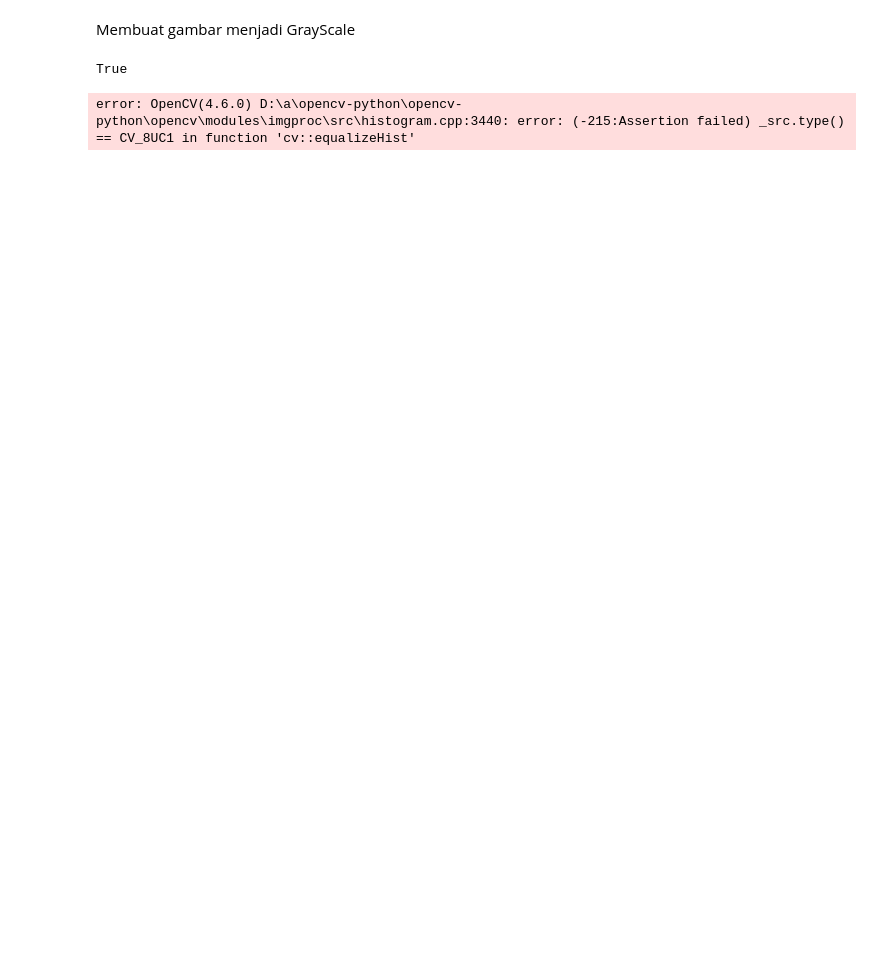
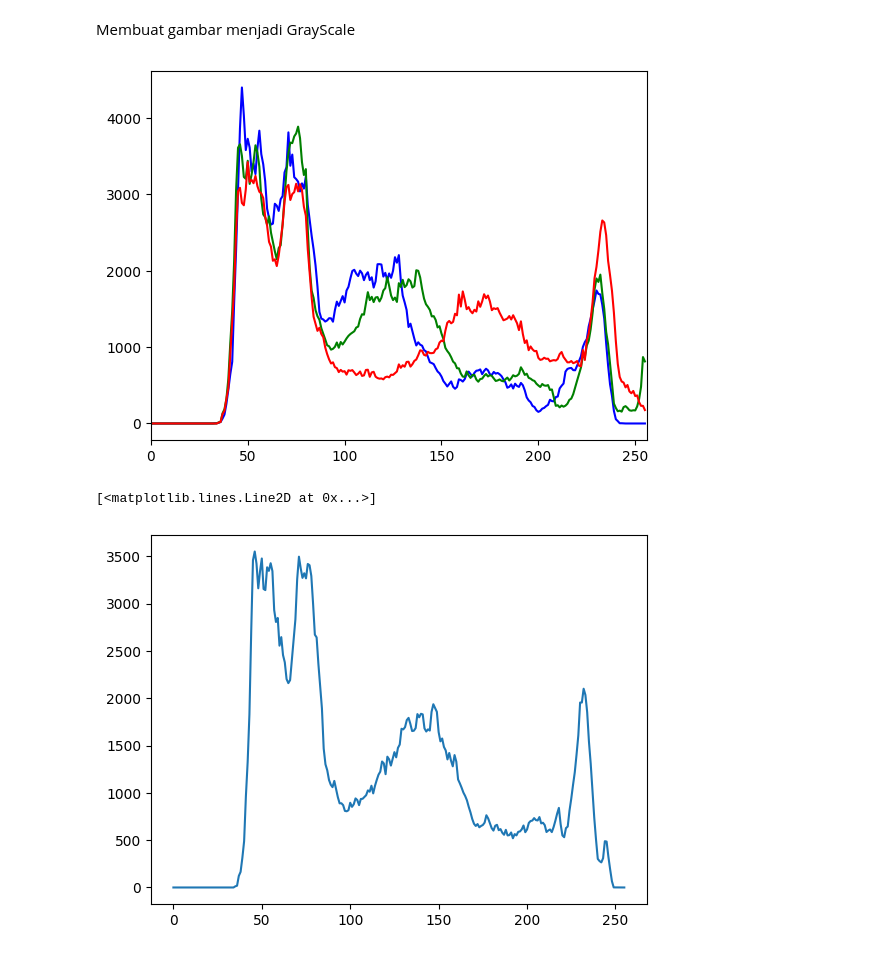
Before and after one commit to AfkarSiddiq/Image-Processing, a Jupyter notebook: Codingan/code.ipynb, the cells around one changed output. Cells and saved outputs as stored; diff of their text form; code cells hidden in the pictures; blank space fills up the shorter version.

```diff
--- a/Codingan/code.ipynb
+++ b/Codingan/code.ipynb
@@ -1,26 +1,33 @@
 # %% [markdown]
 Membuat gambar menjadi GrayScale
-# %%
-import matplotlib, cv2
-import matplotlib.pyplot as plt
-
-foto1 = cv2.imread('Foto1.png')
-foto1_grayScale = cv2.cvtColor(foto1, cv2.COLOR_BGR2GRAY)
-foto2 = cv2.imread('Foto2.jpg')
-foto2_grayScale = cv2.cvtColor(foto2, cv2.COLOR_BGR2GRAY)
-foto3 = cv2.imread('Foto3.jpeg')
-foto3_grayScale = cv2.cvtColor(foto3, cv2.COLOR_BGR2GRAY)
-
-cv2.imwrite('foto1_grayScale.jpg', foto1_grayScale)
-cv2.imwrite('foto2_grayScale.jpg', foto2_grayScale)
-cv2.imwrite('foto3_grayScale.jpg', foto3_grayScale)
-# %% [output]
-True
-# %%
-#make an equalize histogram
-foto1_equalize = cv2.equalizeHist(foto1)
-cv2.imshow('foto1_equalize', foto1_equalize)
-cv2.waitKey(0)
-cv2.destroyAllWindows()
-# %% [output]
-error: OpenCV(4.6.0) D:\a\opencv-python\opencv-python\opencv\modules\imgproc\src\histogram.cpp:3440: error: (-215:Assertion failed) _src.type() == CV_8UC1 in function 'cv::equalizeHist'
+# %%
+from turtle import color
+import matplotlib, cv2
+import matplotlib.pyplot as plt
+
+foto1 = cv2.imread('Foto1.png')
+foto1_grayScale = cv2.cvtColor(foto1, cv2.COLOR_BGR2GRAY)
+color = ('b','g','r')
+for i, col in enumerate(color):
+    hist_rgb1 = cv2.calcHist([foto1],[i],None,[256],[0,256])
+    plt.plot(hist_rgb1,color = col)
+    plt.xlim([0,256])
+
+
+
+
+# cv2.imwrite('foto1_grayScale.jpg', foto1_grayScale)
+
+# plt.hist(foto1_grayScale.ravel(), 256, [0, 256])
+plt.show()
+plt.savefig(f'histogram.jpg')
+
+
+# histr = cv2.calcHist([foto1_grayScale],[0],None,[256],[0,256])
+
+
+plt.plot(histr)
+# %% [output]
+[figure, added]
+[<matplotlib.lines.Line2D at 0x...>]
+[figure, added]
```
Also changed, not shown: parts of 1 cell of this notebook, 4 other files.
